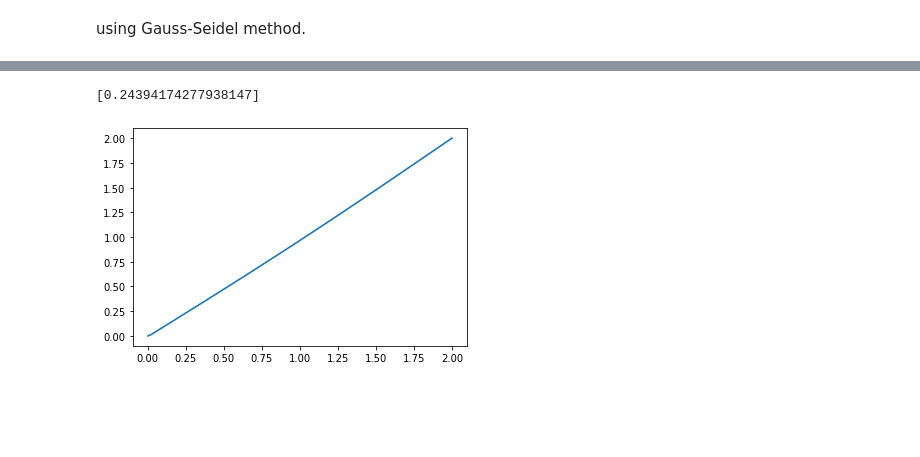
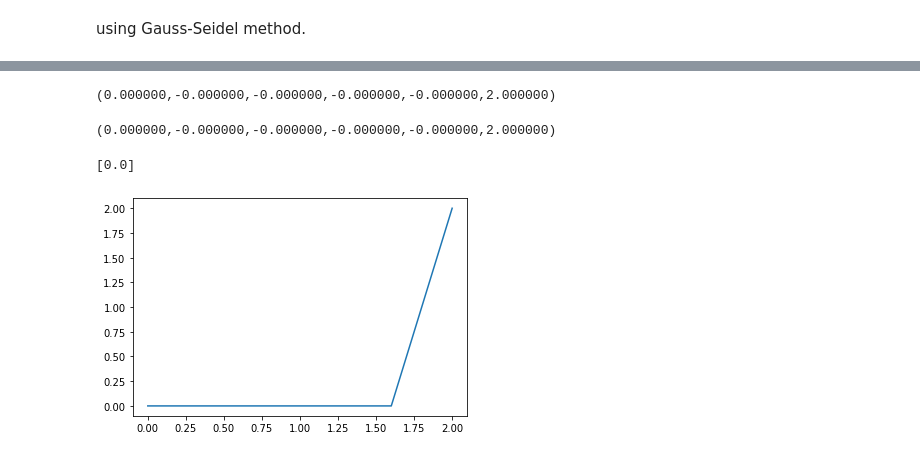
Before and after one commit to UZerbinati/Suite, a Jupyter notebook: Docs/PDE/FiniteDifferenceElliptic.ipynb, the cells around one changed output, grey strips where cells are left out. Saved outputs shown, nothing was run; the diff lists cells and outputs as text; code cells hidden in the pictures; blank space fills up the shorter version.

```diff
--- a/Docs/PDE/FiniteDifferenceElliptic.ipynb
+++ b/Docs/PDE/FiniteDifferenceElliptic.ipynb
@@ -53,14 +96,18 @@ M = FD.LaplaceOp(bc);
 # %%
-u_vec = GauBSeidel(M,v0,v0,15000)
+u_vec = GauBSeidel(M,fbc,u0_vec,2000)
+print(u_vec)
 u = MeshFunction(mesh,1)
 u.pushFunction(lambda p: [0])
 u.vec_import(u_vec)
+# %% [output]
+(0.000000,-0.000000,-0.000000,-0.000000,-0.000000,2.000000)
 # %%
-u_vec
-u.eval([0.3],0)
+print(u_vec)
+u.eval([0.1],1)
 # %% [output]
-[0.24394174277938147]
+(0.000000,-0.000000,-0.000000,-0.000000,-0.000000,2.000000)
+[0.0]
 # %%
-Draw(u,mesh,0)
+Draw(u,mesh,1)
 # %% [output]
-[figure, old version]
+[figure, new version]
```
Also changed, not shown: parts of 11 cells of this notebook, 15 other files.
